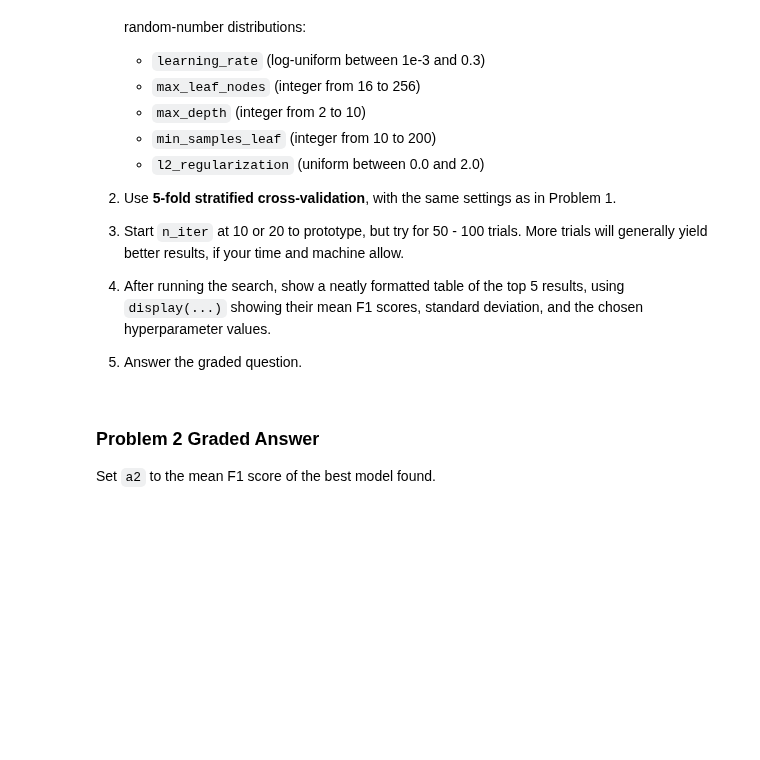
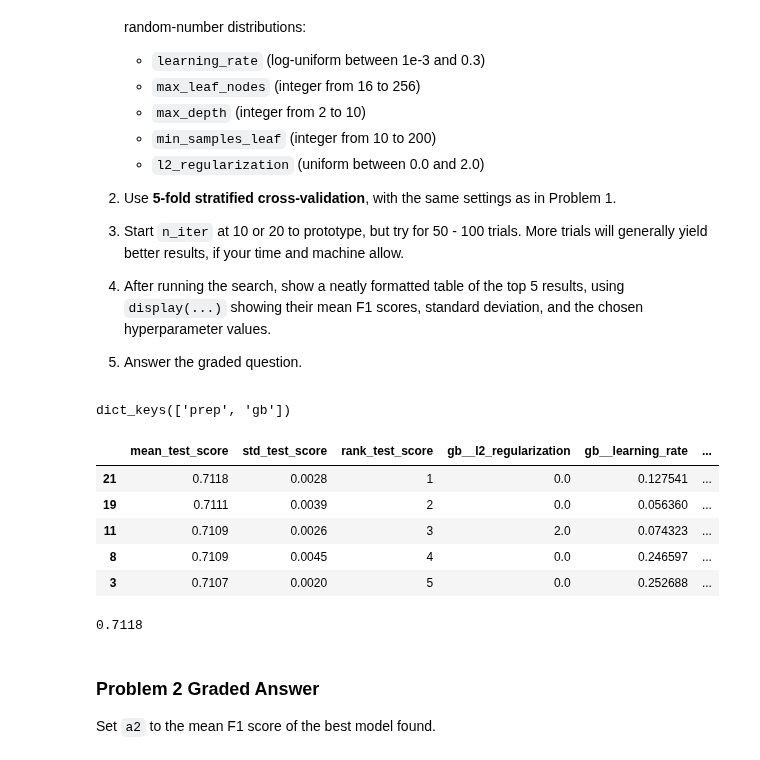
Before and after one commit to JonG-2025/Module-3-Assignments, a Jupyter notebook: Homework_08.ipynb, the cells around one changed output. Saved outputs shown, nothing was run; the diff lists cells and outputs as text; code cells hidden in the pictures; blank space fills up the shorter version.

```diff
--- a/Homework_08.ipynb
+++ b/Homework_08.ipynb
@@ -373,6 +373,59 @@ The F1 score is our main metric because it balances precision and recall on an i
 5. Answer the graded question.
 # %%
 # Your code here
+pipelined_model.named_steps.keys()
+# %% [output]
+dict_keys(['prep', 'gb'])
+# %%
+param_distributions = {
+    'gb__learning_rate': loguniform(1e-3, 3e-1),
+    'gb__max_leaf_nodes': randint(16, 257),
+    'gb__max_depth': randint(2, 11),
+    'gb__min_samples_leaf': randint(10, 201),
+    'gb__l2_regularization': [0.0, 2.0],
+}
+# %%
+search = RandomizedSearchCV(
+    estimator=pipelined_model,
+    param_distributions=param_distributions,
+    n_iter=50,
+    scoring='f1',
+    n_jobs=-1,
+    cv=cv,
+    random_state=random_seed,
+)
+# %%
+search.fit(X_train, y_train)
+
+cv_results = pd.DataFrame(search.cv_results_)
+# %%
+score_cols = ['mean_test_score', 'std_test_score', 'rank_test_score']
+param_cols = [c for c in cv_results.columns if c.startswith('param_')]
+top = (
+    cv_results[score_cols + param_cols]
+    .sort_values('rank_test_score')
+    .head(5)
+)
+
+#Rounding of scores
+top['mean_test_score'] = top['mean_test_score'].round(4)
+top['std_test_score'] = top['std_test_score'].round(4)
+
+rename_map = {c: c.replace('param_', '') for c in param_cols}
+top.rename(columns=rename_map, inplace=True)
+
+display(top)
+# %% [output]
+|  | mean_test_score | std_test_score | rank_test_score | gb__l2_regularization | gb__learning_rate | ... |
+| 21 | 0.7118 | 0.0028 | 1 | 0.0 | 0.127541 | ... |
+| 19 | 0.7111 | 0.0039 | 2 | 0.0 | 0.056360 | ... |
+| 11 | 0.7109 | 0.0026 | 3 | 2.0 | 0.074323 | ... |
+| 8 | 0.7109 | 0.0045 | 4 | 0.0 | 0.246597 | ... |
+| 3 | 0.7107 | 0.0020 | 5 | 0.0 | 0.252688 | ... |
+# %%
+max(top['mean_test_score'])
+# %% [output]
+0.7118
 # %% [markdown]
 ### Problem 2 Graded Answer
 
```
Also changed, not shown: parts of 2 cells of this notebook.
